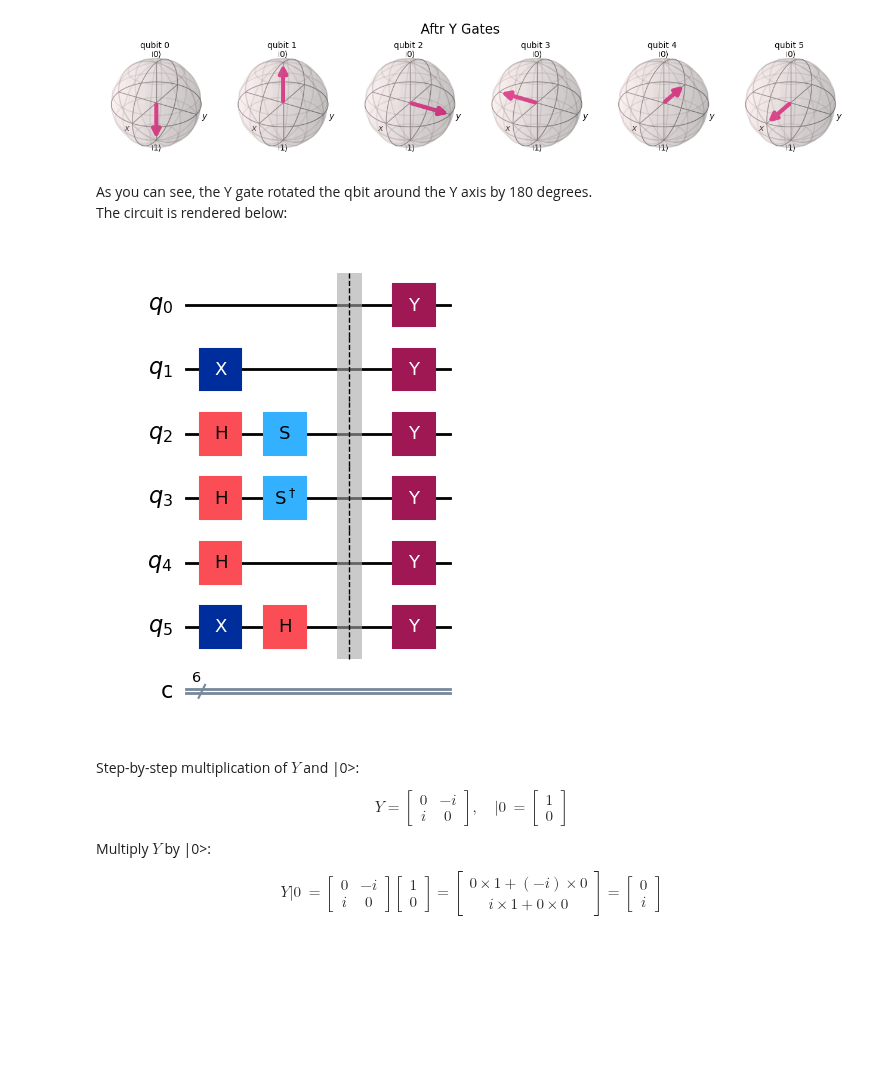
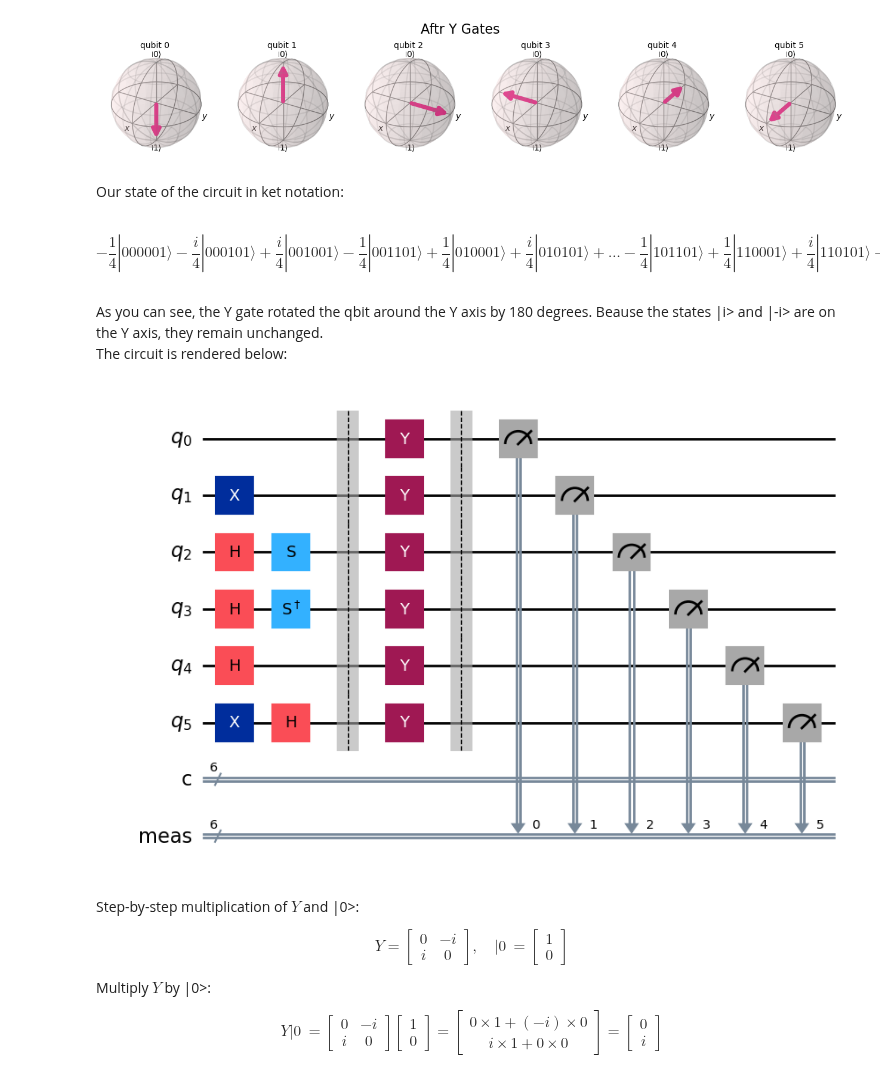
Before and after one commit to mforgo/Quantum-Examples, a Jupyter notebook: Gates/Pauli-Y.ipynb, the cells around one changed output. Saved outputs shown, nothing was run; the diff lists cells and outputs as text; code cells hidden in the pictures; blank space fills up the shorter version.

```diff
--- a/Gates/Pauli-Y.ipynb
+++ b/Gates/Pauli-Y.ipynb
@@ -62,13 +64,20 @@ circuit.y(range(6))  # Apply Y gate to all qubits
 plot_bloch_multivector(Statevector(circuit), title="Aftr Y Gates")
 # %% [output]
 [figure]
+# %% [markdown]
+Our state of the circuit in ket notation:
+# %%
+Statevector(circuit).draw("latex")
+# %% [output]
+$$- \frac{1}{4} |000001\rangle- \frac{i}{4} |000101\rangle+\frac{i}{4} |001001\rangle- \frac{1}{4} |001101\rangle+\frac{1}{4} |010001\rangle+\frac{i}{4} |010101\rangle + \ldots - \frac{1}{4} |101101\rangle+\frac{1}{4} |110001\rangle+\frac{i}{4} |110101\rangle- \frac{i}{4} |111001\rangle+\frac{1}{4} |111101\rangle$$
 # %% [markdown]
-As you can see, the Y gate rotated the qbit around the Y axis by 180 degrees. \
+As you can see, the Y gate rotated the qbit around the Y axis by 180 degrees. Beause the states |i> and |-i> are on the Y axis, they remain unchanged.\
 The circuit is rendered below:
 # %%
+circuit.measure_all()
 circuit.draw("mpl")
 # %% [output]
-[figure, old version]
+[figure, new version]
 # %% [markdown]
 Step-by-step multiplication of $Y$ and |0\>:
 
```
Also changed, not shown: parts of 7 cells of this notebook.
